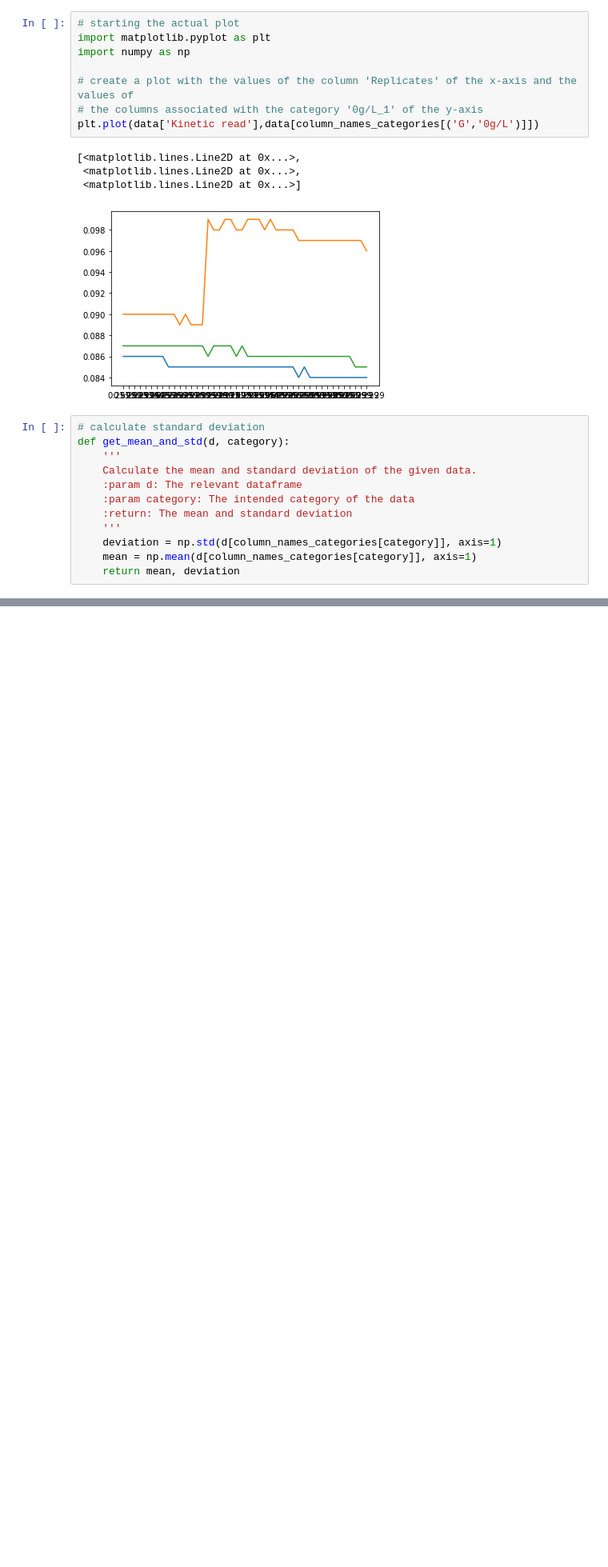
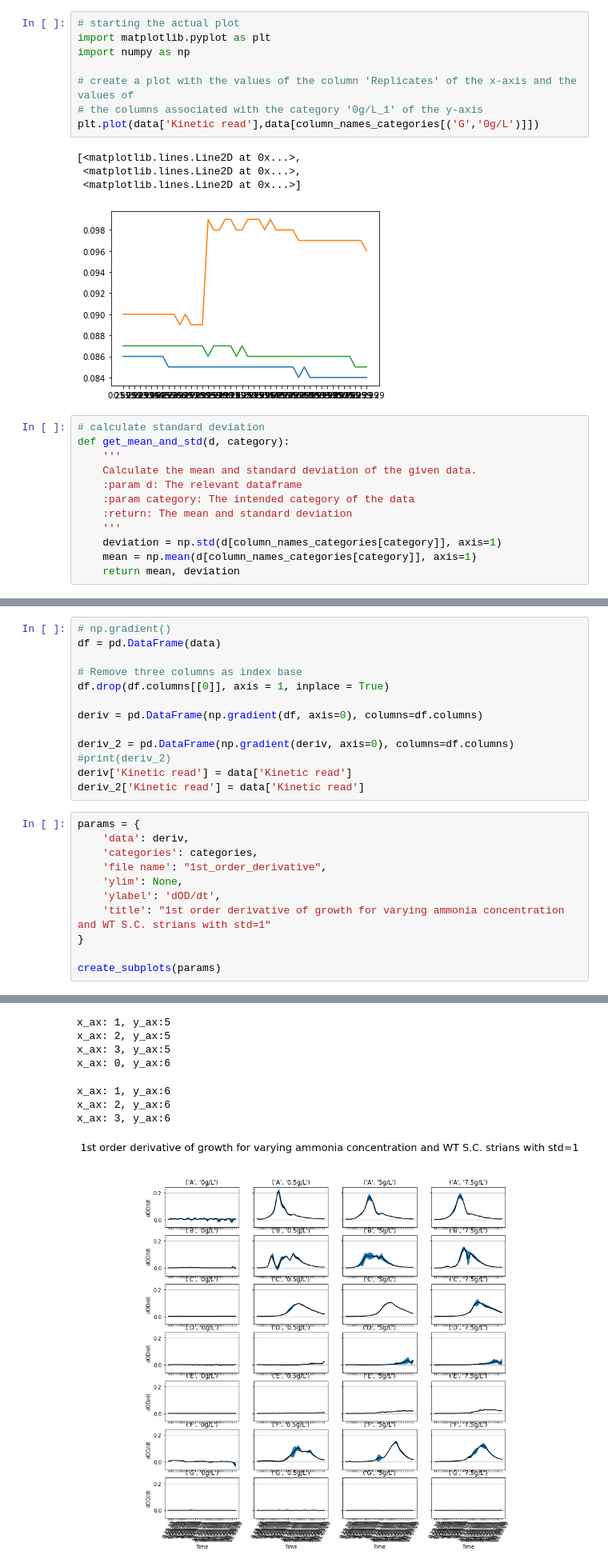
Before and after one commit to Ritten11/GraphGenerationIGEM, a Jupyter notebook: graph.ipynb, the cells around one changed output, grey strips where cells are left out. Shown at 80% size. Cells and saved outputs as stored; diff of their text form; blank space fills up the shorter version.

Commit message:
added graphs for first and second order derivative of the growth

```diff
--- a/graph.ipynb
+++ b/graph.ipynb
@@ -141,0 +157,25 @@ x_ax: 3, y_ax:6
+# %%
+# np.gradient()
+df = pd.DataFrame(data)
+
+# Remove three columns as index base
+df.drop(df.columns[[0]], axis = 1, inplace = True)
+
+deriv = pd.DataFrame(np.gradient(df, axis=0), columns=df.columns)
+
+deriv_2 = pd.DataFrame(np.gradient(deriv, axis=0), columns=df.columns)
+#print(deriv_2)
+deriv['Kinetic read'] = data['Kinetic read']
+deriv_2['Kinetic read'] = data['Kinetic read']
+# %%
+params = {
+    'data': deriv,
+    'categories': categories,
+    'file name': "1st_order_derivative",
+    'ylim': None,
+    'ylabel': 'dOD/dt',
+    'title': "1st order derivative of growth for varying ammonia concentration and WT S.C. strians with std=1"
+}
+
+create_subplots(params)
+# %% [output]
@@ -141,0 +203,8 @@ x_ax: 3, y_ax:6
+x_ax: 1, y_ax:5
+x_ax: 2, y_ax:5
+x_ax: 3, y_ax:5
+x_ax: 0, y_ax:6
+x_ax: 1, y_ax:6
+x_ax: 2, y_ax:6
+x_ax: 3, y_ax:6
+[figure, added]
```
Also changed, not shown: parts of 5 cells of this notebook.
